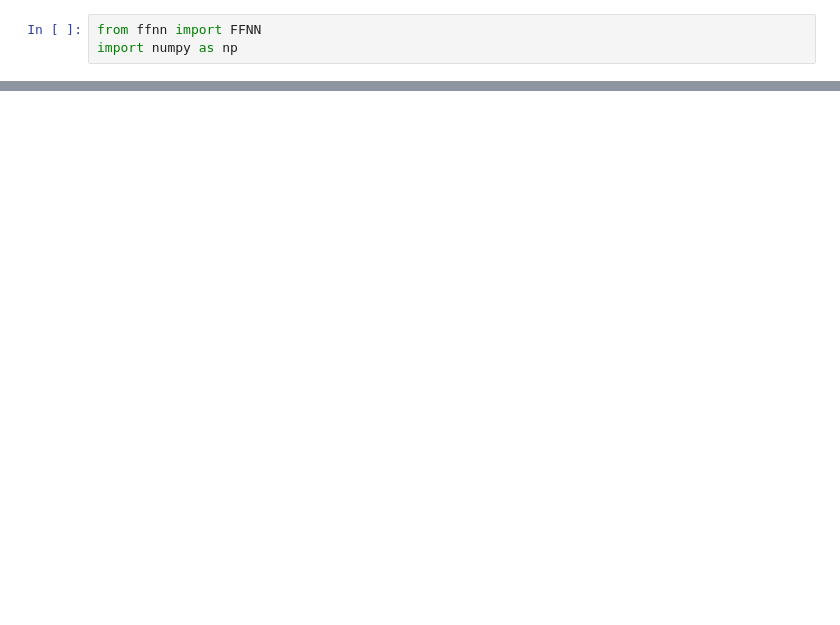
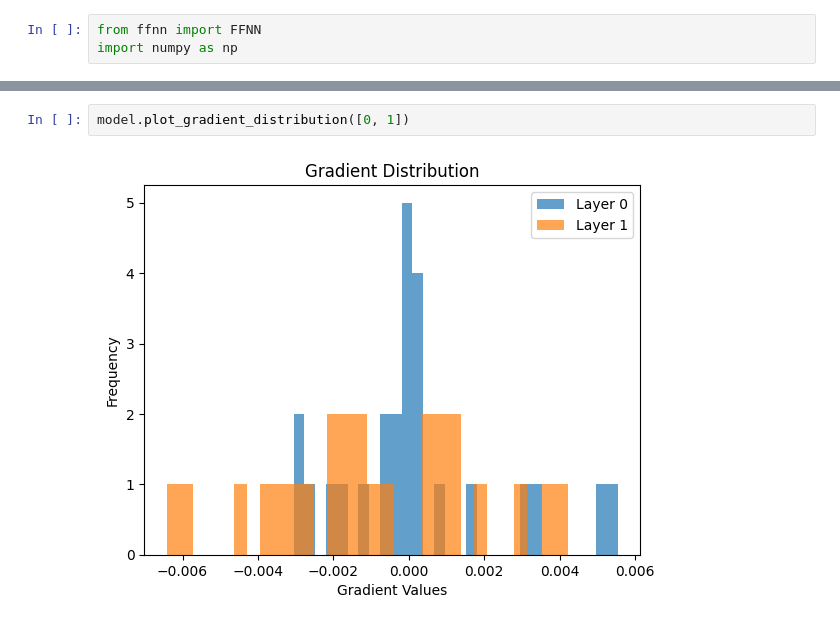
Before and after one commit to ninoaddict/FFNN-From-Scratch, a Jupyter notebook: src/main.ipynb, the cells around one changed output, grey strips where cells are left out. Drawn from its saved outputs; the diff is of its cells as text; blank space fills up the shorter version.

```diff
--- a/src/main.ipynb
+++ b/src/main.ipynb
@@ -78,0 +74,4 @@ for layer in model.layers:
+# %%
+model.plot_gradient_distribution([0, 1])
+# %% [output]
+[figure, added]
```
Also changed, not shown: parts of 7 cells of this notebook, 2 other files.
